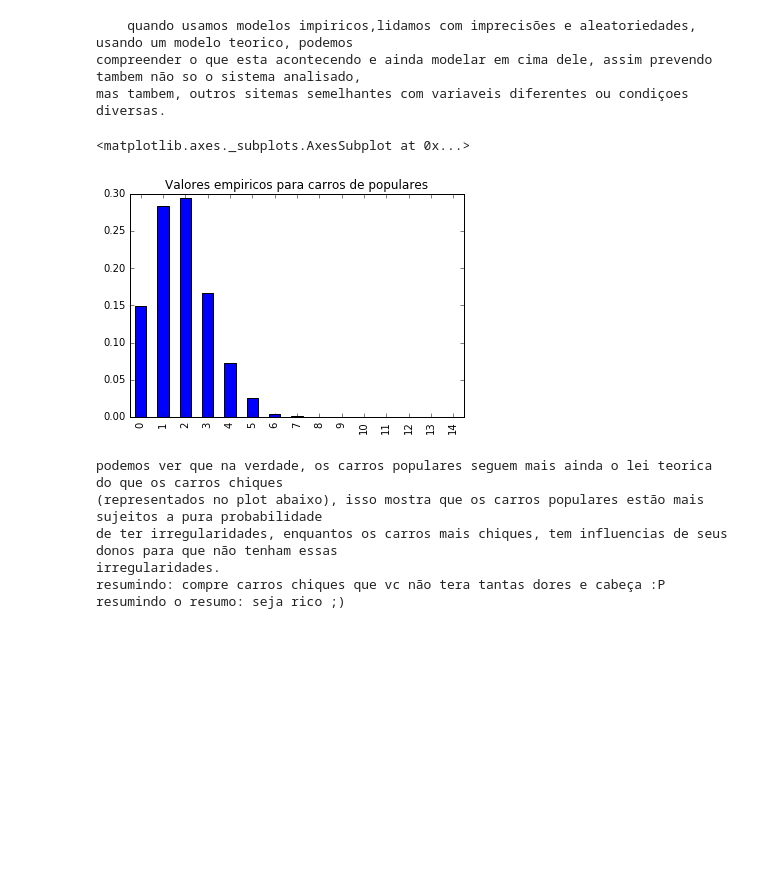
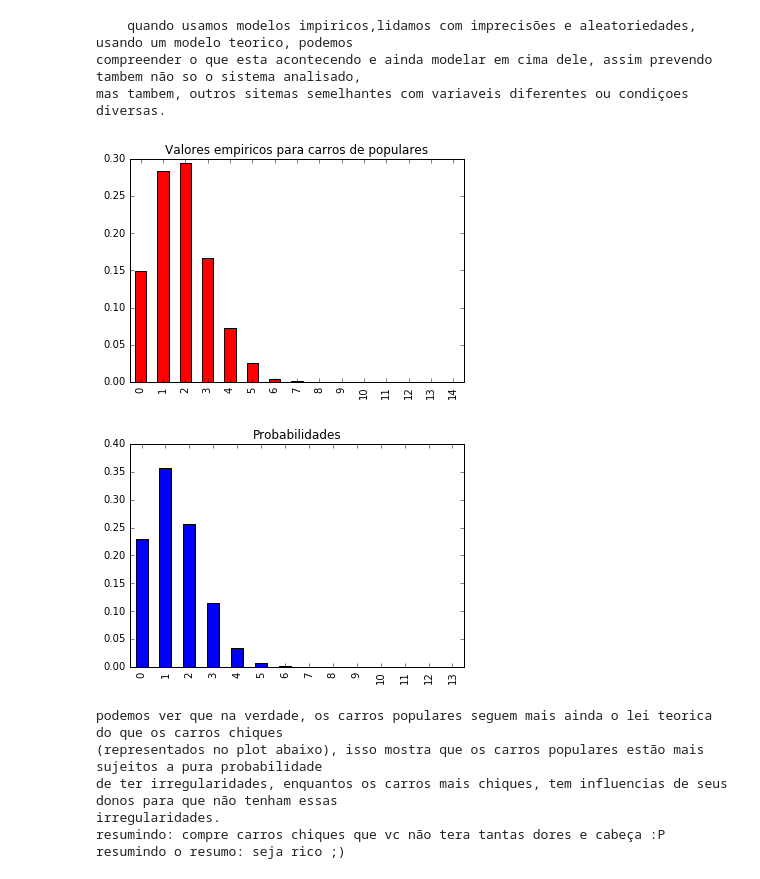
Before and after one commit to pedrodelapena/CD-1, a Jupyter notebook: Aula10/Aula10 Atividade Modelos probabilísticos discretos.ipynb, the cells around one changed output. Drawn from its saved outputs; the diff is of its cells as text; code cells hidden in the pictures; blank space fills up the shorter version.

```diff
--- a/Aula10/Aula10 Atividade Modelos probabilísticos discretos.ipynb
+++ b/Aula10/Aula10 Atividade Modelos probabilísticos discretos.ipynb
@@ -234,12 +251,14 @@ mas tambem, outros sitemas semelhantes com variaveis diferentes ou condiçoes di
 # %%
 #Item F
 
 data = carros[carros.Tipo == 1]
 data
-((data.Quantidade.value_counts()).reindex(range(0,15))/1800).plot.bar(title ="Valores empiricos para carros de populares" )
+((data.Quantidade.value_counts()).reindex(range(0,15))/1800).plot.bar(title ="Valores empiricos para carros de populares" ,color='r')
+pd.DataFrame(esperada).plot.bar(title = "Probabilidades",legend = ((1 == 2) != False)^False)
+plt.show()
 # %% [output]
-<matplotlib.axes._subplots.AxesSubplot at 0x...>
-[figure, old version]
+[figure, new version]
+[figure, added]
 # %%
 print("""
 podemos ver que na verdade, os carros populares seguem mais ainda o lei teorica do que os carros chiques
```
Also changed, not shown: parts of 5 cells of this notebook, 1 other file.
